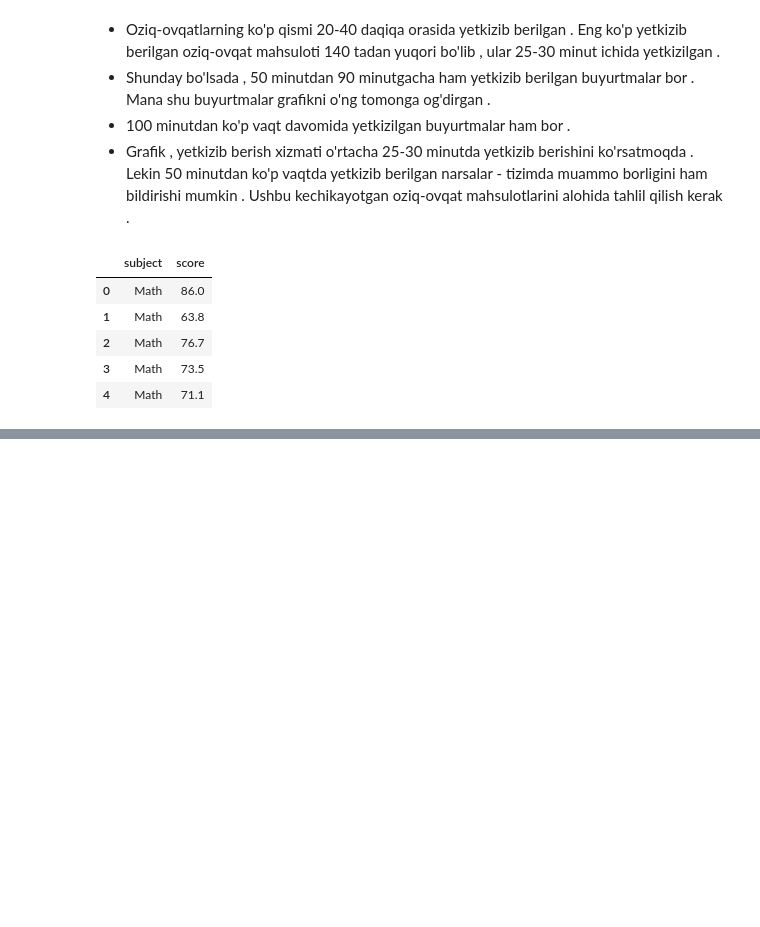
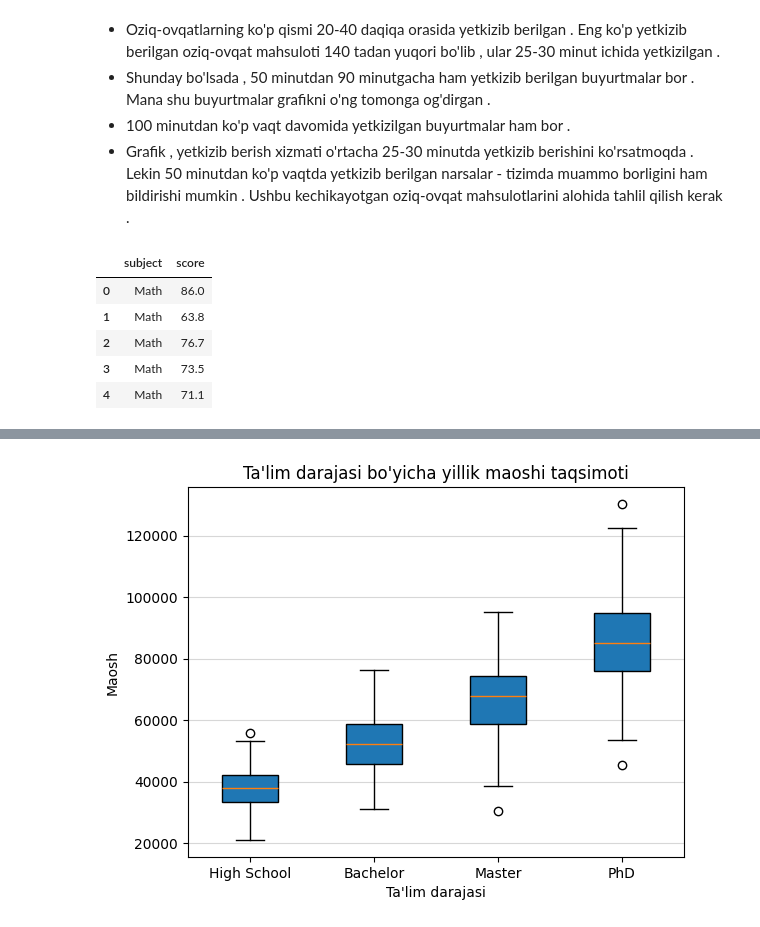
Before and after one commit to izzat-ai/learning-ai, a Jupyter notebook: data_visualization/matplotlib/practice.ipynb, the cells around one changed output, grey strips where cells are left out. Cells and saved outputs as stored; diff of their text form; code cells hidden in the pictures; blank space fills up the shorter version.

```diff
--- a/data_visualization/matplotlib/practice.ipynb
+++ b/data_visualization/matplotlib/practice.ipynb
@@ -420,0 +436,15 @@ plt.show()
+# %%
+# yirik kompaniyaning 800 nafar xodimi bo'yicha, ta'lim darajasi va yillik maoshi ma'lumotlari
+np.random.seed(41)
+
+df_salary_by_edu = pd.DataFrame({
+    'education_level': np.repeat(['High School', 'Bachelor', 'Master', 'PhD'], 200),
+    'annual_salary': np.concatenate([
+        np.random.normal(38000, 6000, 200),
+        np.random.normal(52000, 9000, 200),
+        np.random.normal(68000, 11000, 200),
+        np.random.normal(85000, 15000, 200)
+    ]).clip(20000, None).round(0)
+})
+
+df_salary_by_edu.head()
@@ -420,0 +458,15 @@ plt.show()
+# %%
+# ma'lumotlarni ro'yxat qilish
+levels = df_salary_by_edu['education_level'].unique()
+salary = [df_salary_by_edu[df_salary_by_edu['education_level'] == level]['annual_salary'] for level in levels]
+# %%
+plt.boxplot(salary, tick_labels=levels, patch_artist=True)
+
+plt.title("Ta'lim darajasi bo'yicha yillik maoshi taqsimoti")
+plt.xlabel("Ta'lim darajasi")
+plt.ylabel("Maosh")
+plt.grid(axis='y', alpha=0.5)
+
+plt.show()
+# %% [output]
+[figure, added]
```
Also changed, not shown: parts of 6 cells of this notebook.
